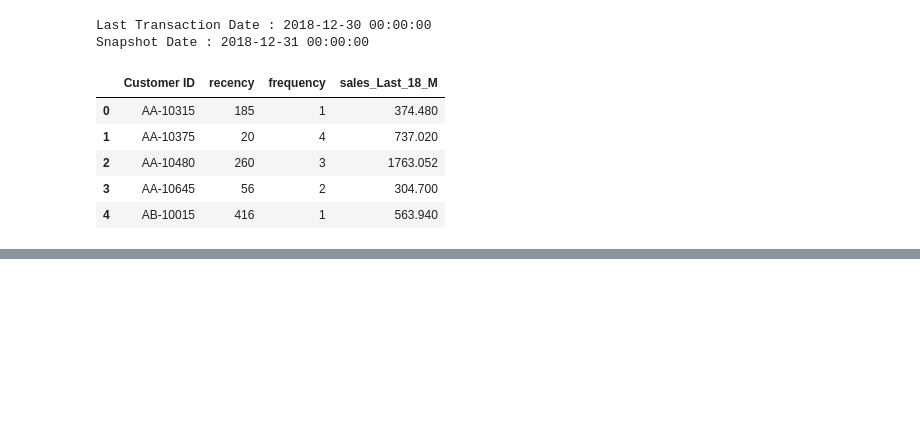
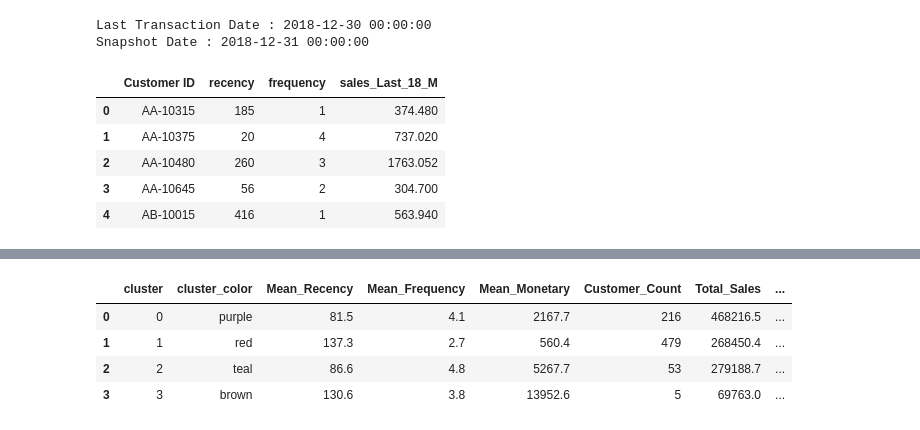
Before and after one commit to waseemshammout/amazon_customer_segmentation, a Jupyter notebook: notebook.ipynb, the cells around one changed output, grey strips where cells are left out. Cells and saved outputs as stored; diff of their text form; code cells hidden in the pictures; blank space fills up the shorter version.

```diff
--- a/notebook.ipynb
+++ b/notebook.ipynb
@@ -113,0 +123,8 @@ plt.show()
+# %%
+customer_cluster_summary
+# %% [output]
+|  | cluster | cluster_color | Mean_Recency | Mean_Frequency | Mean_Monetary | Customer_Count | Total_Sales | ... |
+| 0 | 0 | purple | 81.5 | 4.1 | 2167.7 | 216 | 468216.5 | ... |
+| 1 | 1 | red | 137.3 | 2.7 | 560.4 | 479 | 268450.4 | ... |
+| 2 | 2 | teal | 86.6 | 4.8 | 5267.7 | 53 | 279188.7 | ... |
+| 3 | 3 | brown | 130.6 | 3.8 | 13952.6 | 5 | 69763.0 | ... |
```
Also changed, not shown: parts of 9 cells of this notebook.
